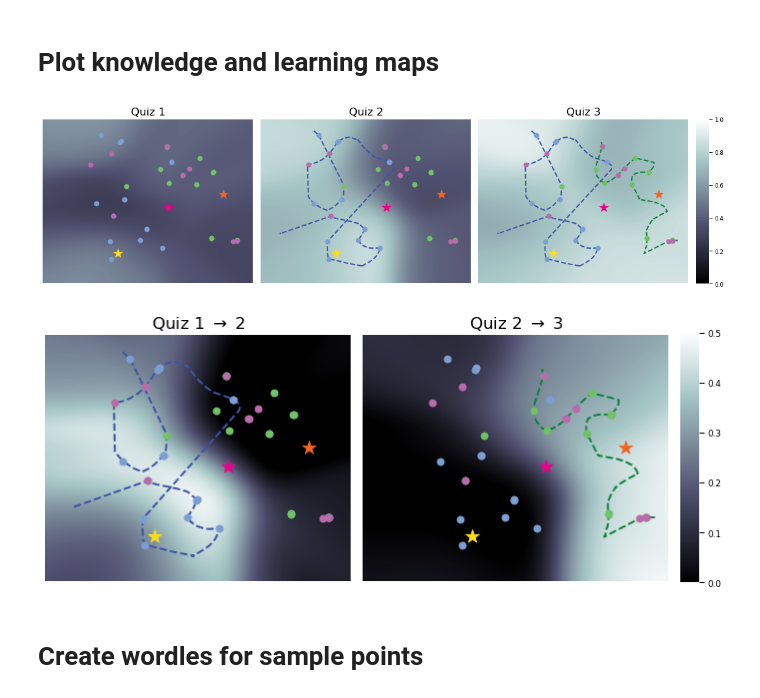
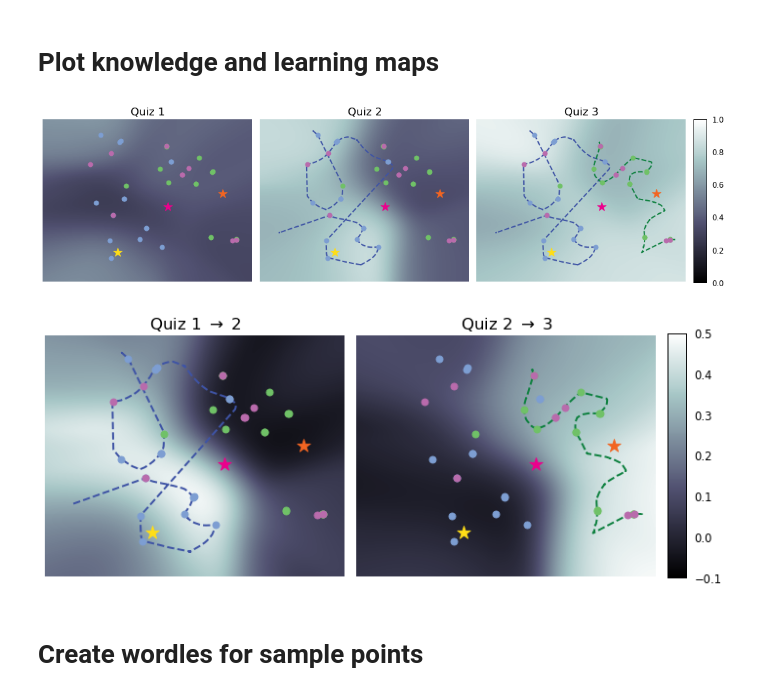
Before and after one commit to ContextLab/efficient-learning-khan, a Jupyter notebook: code/notebooks/4_knowledge-maps.ipynb, the cells around one changed output. Saved outputs shown, nothing was run; the diff lists cells and outputs as text; code cells hidden in the pictures.

Commit message:
update knowledge & learning maps colorbar style to match supplemental figs, lower vmin for learning maps

```diff
--- a/code/notebooks/4_knowledge-maps.ipynb
+++ b/code/notebooks/4_knowledge-maps.ipynb
@@ -450,6 +450,10 @@ with sns.plotting_context('paper'):
         # undo automatic y-axis inversion from sns.heatmap
         ax.invert_yaxis()
 
+        if cbar:
+            cax.spines[:].set_visible(True)
+            cax.tick_params(right=False, labelsize='large')
+
     # suppress "UserWarning: This figure includes Axes that are not
     # compatible with tight_layout, so results might be incorrect."
     with warnings.catch_warnings():
@@ -461,7 +465,7 @@ with sns.plotting_context('paper'):
 #                 bbox_inches='tight')
     plt.show()
 # %% [output]
-[figure, old version]
+[figure, new version]
 # %%
 with sns.plotting_context('paper'):
     cmap = 'bone'
@@ -477,7 +481,7 @@ with sns.plotting_context('paper'):
         cbar = True if i == 1 else False
         cax = cbar_ax if i == 1 else None
         sns.heatmap(learning_map,
-                    vmin=0,
+                    vmin=-0.1,
                     vmax=0.5,
                     cmap=cmap,
                     xticklabels=[],
@@ -487,7 +491,7 @@ with sns.plotting_context('paper'):
                     cbar_ax=cbar_ax)
         ax.collections[0].remove()
         ax.imshow(learning_map,
-                  vmin=0,
+                  vmin=-0.1,
                   vmax=0.5,
                   aspect='auto',
                   cmap=cmap,
@@ -523,34 +527,38 @@ with sns.plotting_context('paper'):
                     zorder=1)
         # Birth of Stars lecture trajectory
         else:
             ax.plot(bos_shifted[:, 0],
                     bos_shifted[:, 1],
                     c=BOS_LECTURE_COLOR,
                     linestyle='--',
                     linewidth=2,
                     zorder=1)
 
         # wordle coordinates
         for coord, color in zip(wordle_coords_shifted, WORDLE_COLORS):
             ax.scatter(coord[0], coord[1], c=color, marker='*', s=200)
 
         ax.set_title(fr'Quiz {i + 1} $\rightarrow$ {i + 2}',
                           fontsize='xx-large')
         # undo automatic y-axis inversion from sns.heatmap
         ax.invert_yaxis()
 
+        if cbar:
+            cax.spines[:].set_visible(True)
+            cax.tick_params(right=False, labelsize='large')
+
     # suppress "UserWarning: This figure includes Axes that are not
     # compatible with tight_layout, so results might be incorrect."
     with warnings.catch_warnings():
         warnings.simplefilter("ignore")
         plt.tight_layout()
 
 #     plt.savefig(KMAPS_FIG_DIR.joinpath('learning_maps.pdf'),
 #                 dpi=1000,
 #                 bbox_inches='tight')
     plt.show()
 # %% [output]
-[figure, old version]
+[figure, new version]
 # %% [markdown]
 # Create wordles for sample points
 # %%
```
Also changed, not shown: parts of 2 cells of this notebook, 2 other files.
